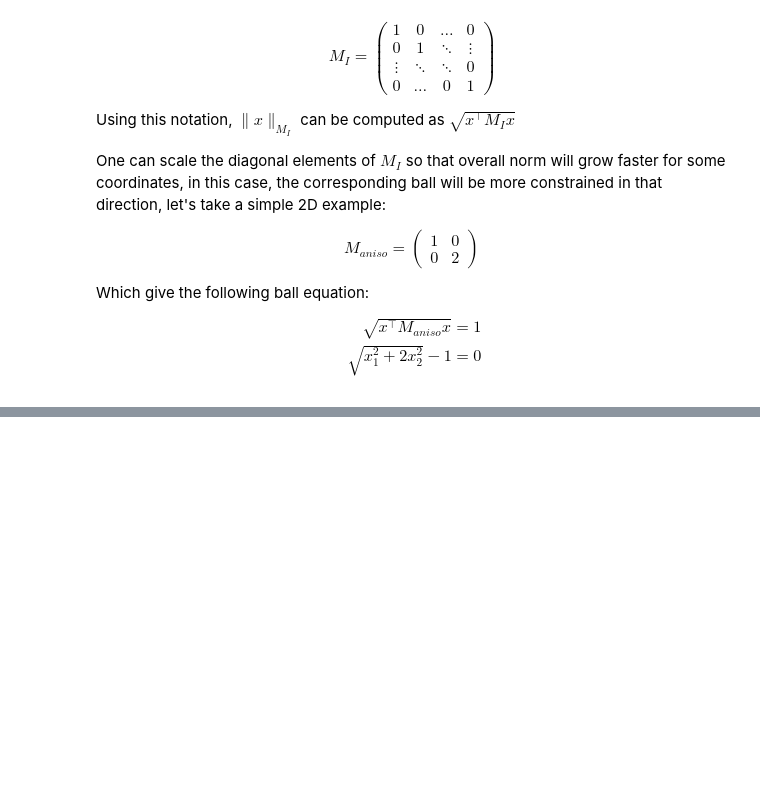
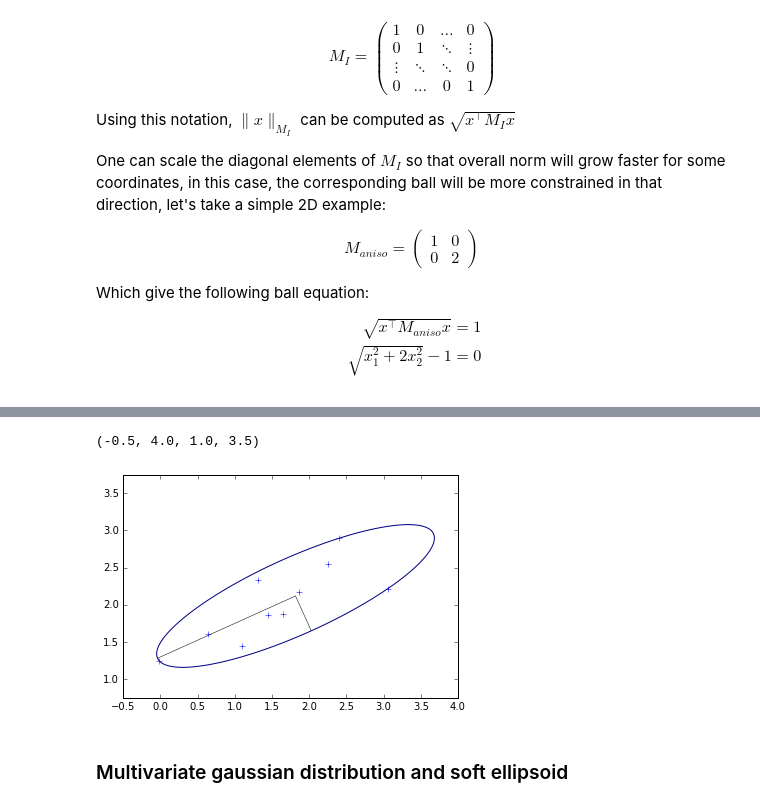
Before and after one commit to gnthibault/Optimisation-Python, a Jupyter notebook: EllipsoidEstimation.ipynb, the cells around one changed output, grey strips where cells are left out. Cells and saved outputs as stored; diff of their text form; code cells hidden in the pictures; blank space fills up the shorter version.

Commit message:
Covering Ellipsoid OK

```diff
--- a/EllipsoidEstimation.ipynb
+++ b/EllipsoidEstimation.ipynb
@@ -134,0 +212,57 @@ plt.axis('equal')
+# %%
+#We will choose some random gaussian distributed 2D points
+P = np.random.multivariate_normal([2,2],la.inv(Manisorot),10)
+
+#Solve MVEE
+A,c = mvee(P, tol = 1e-3)
+c=c.reshape((2,1))
+
+#define a new grid
+e,v = la.eig(A)
+idx = e.argsort()[::-1] #sort values from highest to lowest
+
+#longest and shortest semi axis
+e=1/np.sqrt(e)
+a=e[idx[0]]
+b=e[idx[1]]
+
+#consider largest axe - associated with first eigenvalue
+angle = np.arctan2(v[1,idx[0]],v[0,idx[0]])
+
+#plot semi axes
+plt.plot([c[0],c[0]+a*v[0,idx[0]]],[c[1],c[1]+a*v[1,idx[0]]], 'k-', lw=0.5)
+plt.plot([c[0],c[0]+b*v[0,idx[1]]],[c[1],c[1]+b*v[1,idx[1]]], 'k-', lw=0.5)
+
+#Compute AABB - X
+maxT1=np.arctan(-(b/a)*np.tan(angle))
+maxT2=maxT1+np.pi
+val1=a*np.cos(angle)*np.cos(maxT1)-b*np.sin(angle)*np.sin(maxT1)
+val2=a*np.cos(angle)*np.cos(maxT2)-b*np.sin(angle)*np.sin(maxT2)
+minX = np.minimum(val1,val2)+c[0]
+maxX = np.maximum(val1,val2)+c[0]
+#Compute AABB - Y
+maxT1=np.arctan(b/(a*np.tan(angle)))
+maxT2=maxT1+np.pi
+val1=a*np.sin(angle)*np.cos(maxT1)+b*np.cos(angle)*np.sin(maxT1)
+val2=a*np.sin(angle)*np.cos(maxT2)+b*np.cos(angle)*np.sin(maxT2)
+minY = np.minimum(val1,val2)+c[1]
+maxY = np.maximum(val1,val2)+c[1]
+
+#Generate meshgrid over AABB
+x = np.linspace(minX, maxX, 100)
+y = np.linspace(minY, maxY, 100)
+X, Y = np.meshgrid(x,y)
+xvec = np.array([np.reshape(X,X.size),np.reshape(Y,Y.size)])
+
+#plot contour of \sqrt{(p-c)^t A (p-c)} -1 = 0
+test=np.dot(A,xvec-c)
+E=np.sqrt(np.sum(test*(xvec-c),0))-1
+
+plt.plot(P[:,0],P[:,1], '+')
+plt.contour(X,Y,np.reshape(E,X.shape),[0])
+plt.axis('equal')
+# %% [output]
+(-0.5, 4.0, 1.0, 3.5)
+[figure, added]
+# %% [markdown]
+### Multivariate gaussian distribution and soft ellipsoid
```
Also changed, not shown: parts of 10 cells of this notebook.
